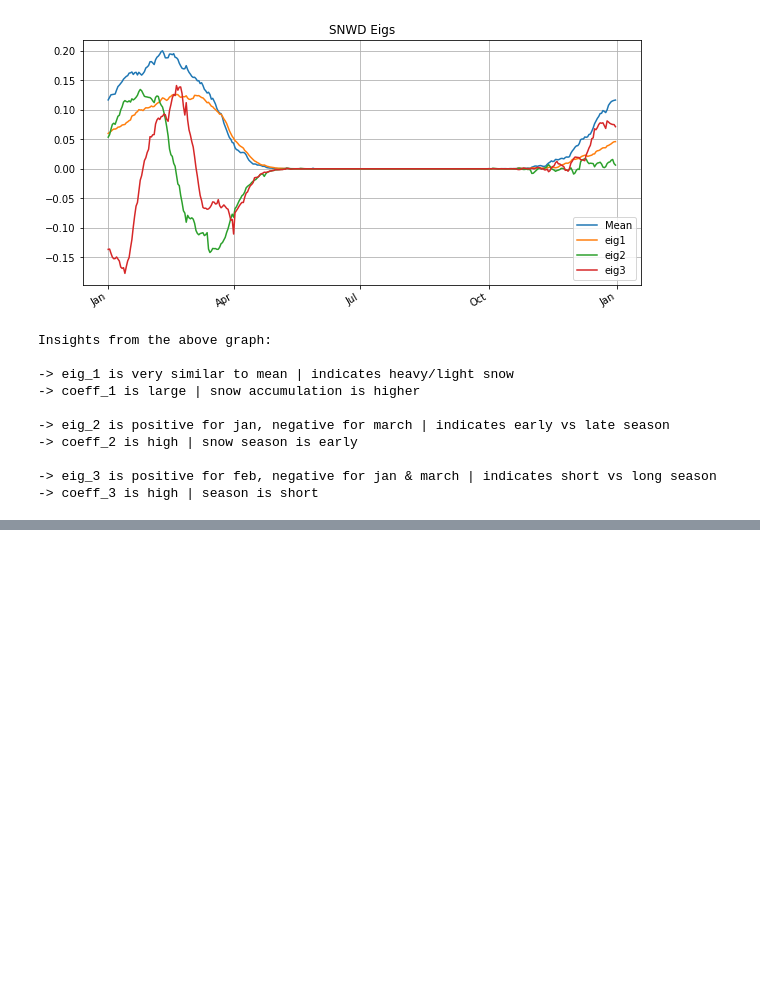
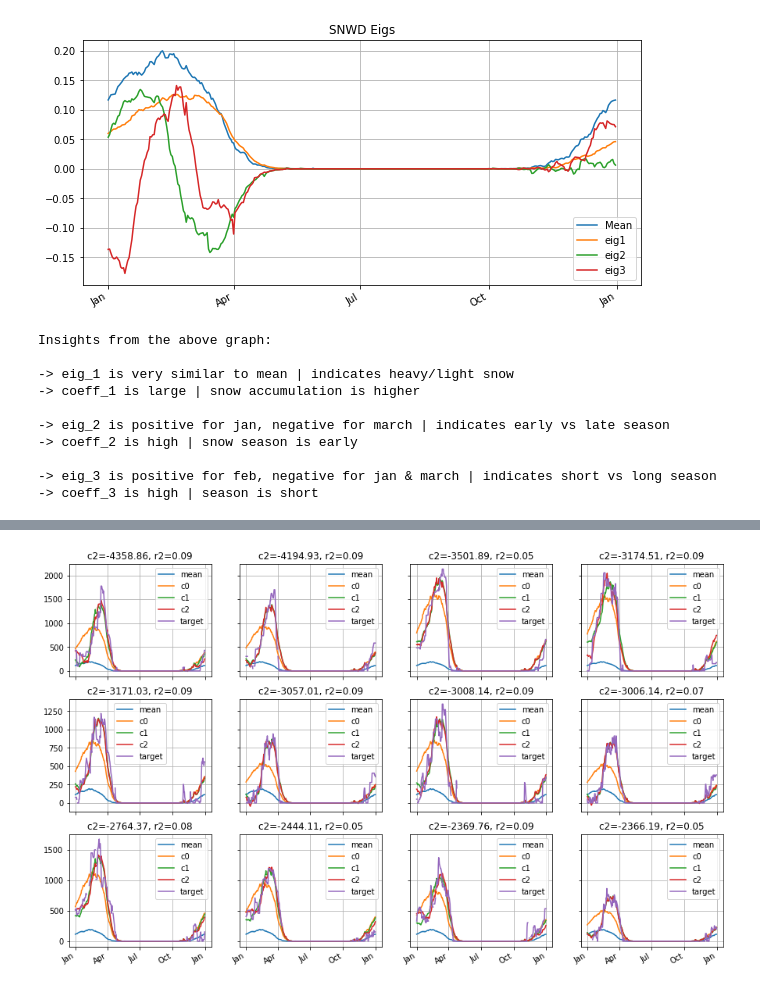
Before and after one commit to himanshu-suman/weather-analysis, a Jupyter notebook: spectral_analysis_of_snow_depth.ipynb, the cells around one changed output, grey strips where cells are left out. Saved outputs shown, nothing was run; the diff lists cells and outputs as text; code cells hidden in the pictures; blank space fills up the shorter version.

```diff
--- a/spectral_analysis_of_snow_depth.ipynb
+++ b/spectral_analysis_of_snow_depth.ipynb
@@ -412,0 +415,6 @@ Insights from the above graph:
+# %%
+joint_df3 = joint_df2.filter(joint_df2.res_2 < 0.1).sort(joint_df2.coeff_2)
+print("For coeff_2, count : ", joint_df3.count())
+
+all_rows = joint_df3.collect()
+rows = all_rows[:12]
@@ -412,0 +502,32 @@ Insights from the above graph:
+# %%
+def plot_decomp(row, Mean, EigVec, fig=None, ax=None, Title=None, interactive=False):
+    """plot a single reconstruction with an informative title"""
+    target = np.array(unpack_array(row.Values), dtype=np.float64)
+    if Title is None:
+        Title = '%s / %d    %s' % (row['station'],
+                                   row['year'],
+                                   row['measurement'])
+    eigen_decomp = eigen_decomposition(range(1, 366), target, Mean, EigVec)
+    plotter = recon_plot(eigen_decomp, year_axis=True,
+                         fig=fig, ax=ax, interactive=interactive, Title=Title)
+    return plotter
+# %%
+def plot_recon_grid(rows, Mean, EigVec, column_n=4, row_n=3, figsize=(15, 10),
+                    header='c2=%3.2f, r2=%3.2f', params=('coeff_2', 'res_2')):
+    """plot a grid of reconstruction plots"""
+    fig, axes = plt.subplots(row_n, column_n, sharex='col', sharey='row', figsize=figsize)
+    k = 0
+    for i in range(row_n):
+        for j in range(column_n):
+            row = rows[k]
+            k += 1
+            P = tuple([row[p] for p in params])
+            _title = header % P
+            plot_decomp(row, Mean, EigVec, fig=fig, ax=axes[i, j], Title=_title, interactive=False)
+    return None
+# %%
+# SNWD grid -> negative coeff 2
+
+plot_recon_grid(all_rows[:12], mean, eig_vec)
+# %% [output]
+[figure, added]
```
Also changed, not shown: parts of 22 cells of this notebook.
